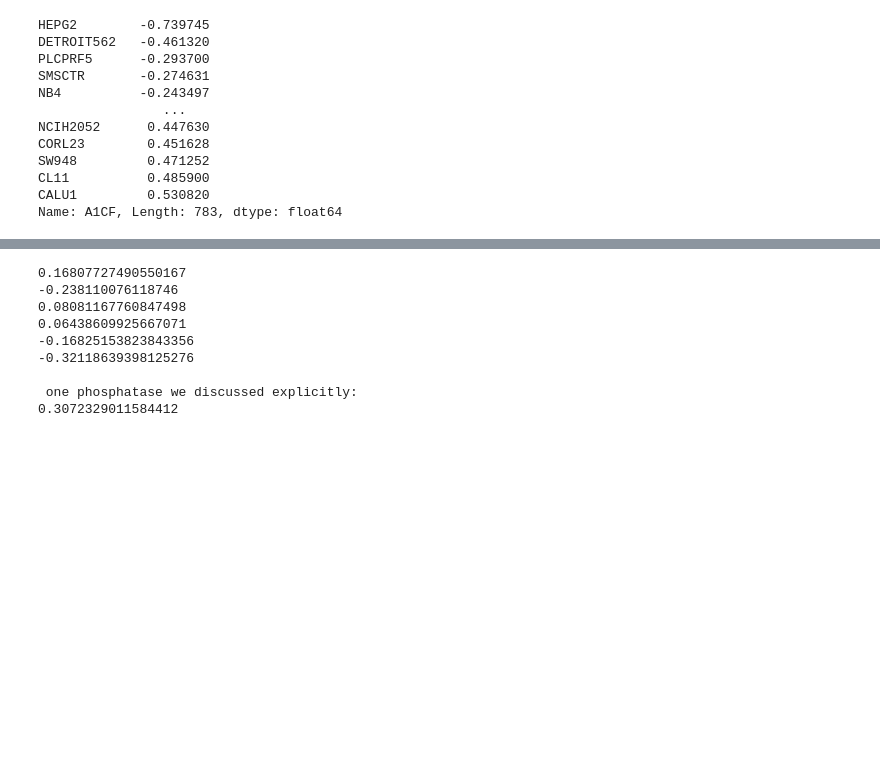
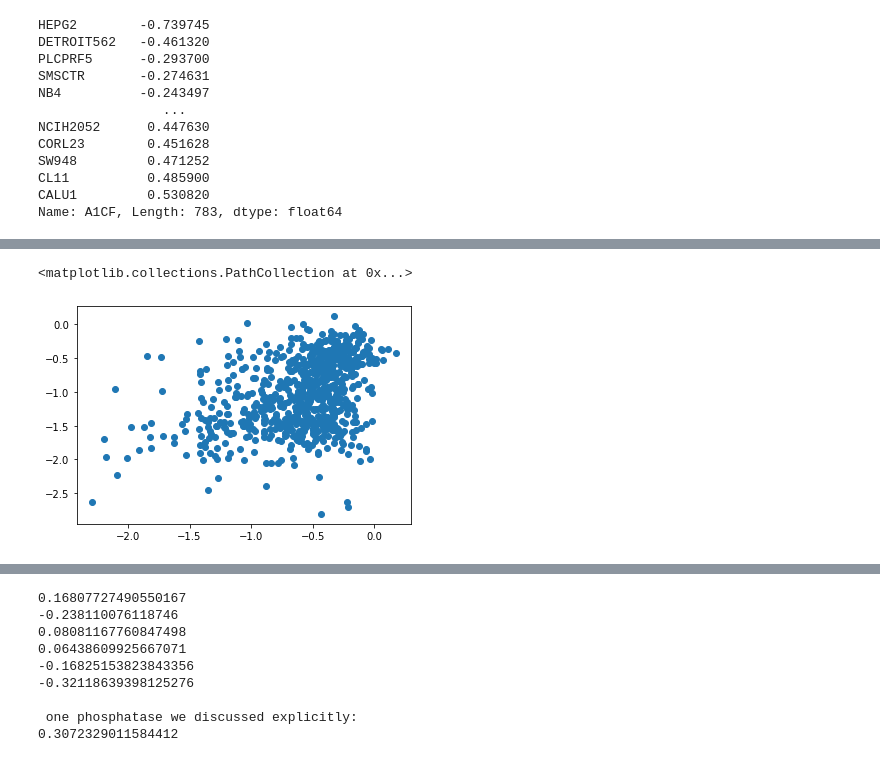
Before and after one commit to lannwal/projectlab, a Jupyter notebook: DataDash.ipynb, the cells around one changed output, grey strips where cells are left out. Saved outputs shown, nothing was run; the diff lists cells and outputs as text; code cells hidden in the pictures; blank space fills up the shorter version.

```diff
--- a/DataDash.ipynb
+++ b/DataDash.ipynb
@@ -36,0 +61,5 @@ Name: A1CF, Length: 783, dtype: float64
+# %%
+plt.scatter(x=allGenes['CDK4'].to_list(),y=allGenes['CCND1'].to_list())
+# %% [output]
+<matplotlib.collections.PathCollection at 0x...>
+[figure, added]
```
Also changed, not shown: parts of 20 cells of this notebook.
